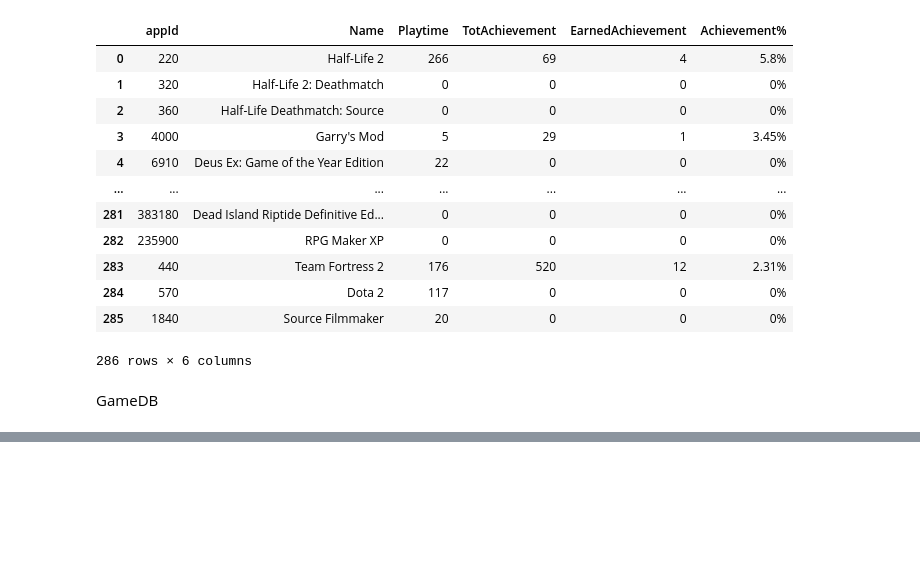
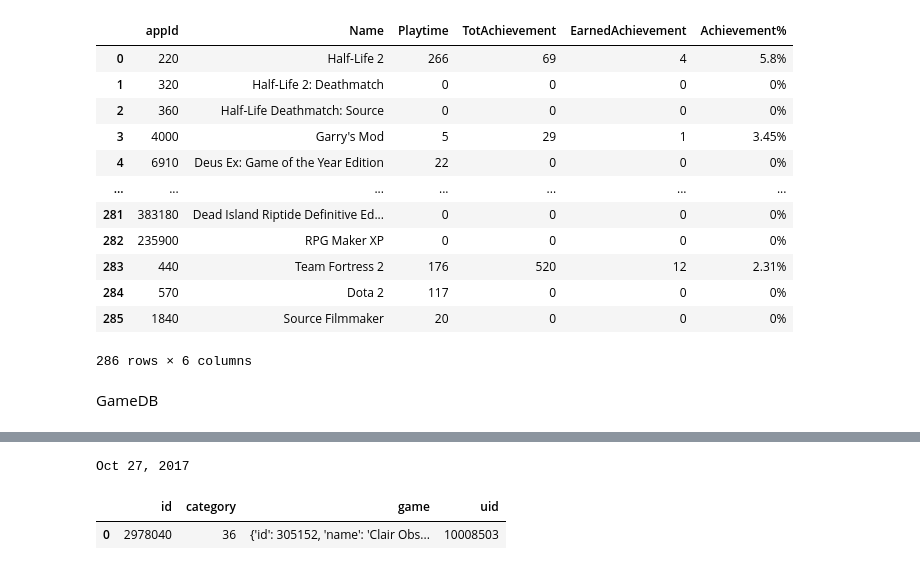
Before and after one commit to AndreaAmorosini/GamesTrack, a Jupyter notebook: API_examples/api_test.ipynb, the cells around one changed output, grey strips where cells are left out. Drawn from its saved outputs; the diff is of its cells as text; code cells hidden in the pictures; blank space fills up the shorter version.

```diff
--- a/API_examples/api_test.ipynb
+++ b/API_examples/api_test.ipynb
@@ -311,0 +412,59 @@ print("DESCRIZIONE:", metadata["description"][:500])
+# %%
+# #Only take url from artworks
+# if "artworks" in result[0]:
+#     result[0]["artworks"] = [artwork["url"] for artwork in result[0]["artworks"]]
+print(result[0].get("release_dates", [])[0].get("human", "N/A"))
+# %% [output]
+Oct 27, 2017
+# %%
+from igdb.wrapper import IGDBWrapper
+from igdb.igdbapi_pb2 import GameResult
+import json
+import pandas as pd
+
+
+wrapper = IGDBWrapper(
+    "", ""
+)
+
+# # JSON API request
+# byte_array = wrapper.api_request(
+#     "games", "fields id, name; offset 0; where platforms=48; limit 1;"
+# )
+# # parse into JSON however you like...
+
+# # Protobuf API request
+
+# byte_array = wrapper.api_request(
+#     "games.pb",  # Note the '.pb' suffix at the endpoint
+#     "fields id, name; offset 0; where platforms=48; limit 1;",
+# )
+# games_message = GameResult()
+# games_message.ParseFromString(
+#     byte_array
+# )  # Fills the protobuf message object with the response
+# games = games_message.games
+
+# games
+
+# Game name you want to search
+game_name = "Persona 5"
+
+# where name ~ *"{game_name}"* & category = (0, 1, 2, 4, 6, 7, 8, 9, 11);
+
+
+# Query string (search "{game_name}";)
+query = """
+fields game.name, uid, category;
+where uid = "10008503" & category = (1, 36);  // 220 is Steam ID for Half-Life 2
+"""
+# Send request to 'games' endpoint
+result = wrapper.api_request("external_games", query)
+result = json.loads(result)
+result_df = pd.DataFrame(result)
+# Print formatted result
+# print(json.dumps(result, indent=2))
+result_df
+# %% [output]
+|  | id | category | game | uid |
+| 0 | 2978040 | 36 | {'id': 305152, 'name': 'Clair Obs... | 10008503 |
```
Also changed, not shown: parts of 4 cells of this notebook, 4 other files.
